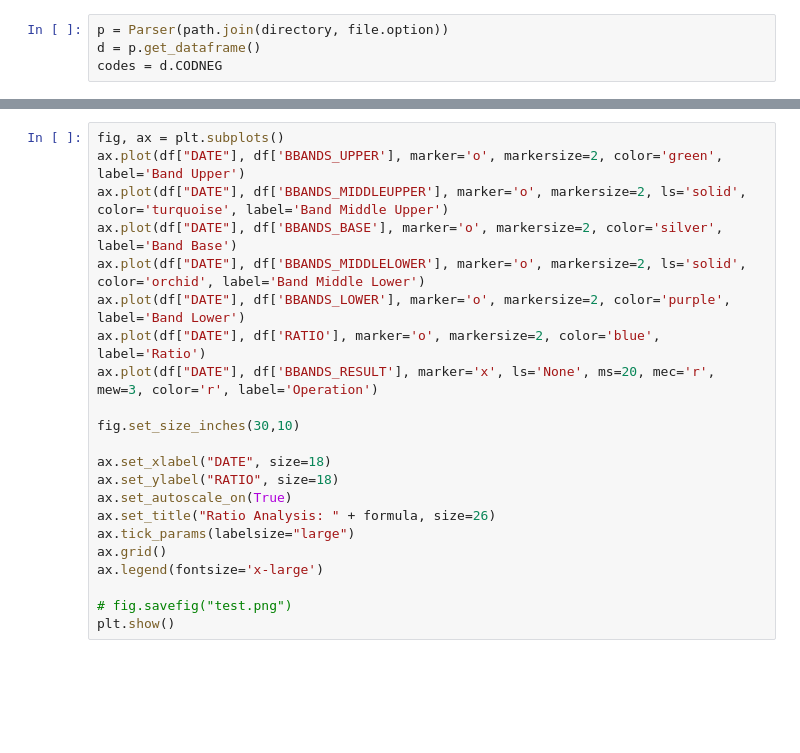
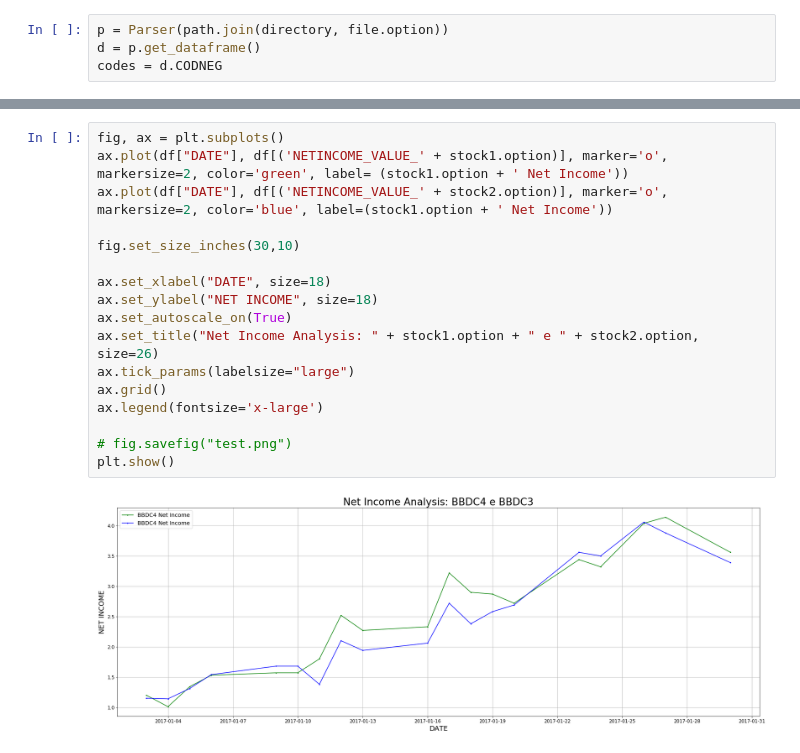
Before and after one commit to candreoliveira/bovespa, a Jupyter notebook: notebooks/Ratio Analysis.ipynb, the cells around one changed output, grey strips where cells are left out. Saved outputs shown, nothing was run; the diff lists cells and outputs as text; blank space fills up the shorter version.

```diff
--- a/notebooks/Ratio Analysis.ipynb
+++ b/notebooks/Ratio Analysis.ipynb
@@ -218,25 +263,22 @@ Dropdown(description='Sell Date:', options=(datetime.date(2016, 1, 4), datetime.
 # %%
 fig, ax = plt.subplots()
-ax.plot(df["DATE"], df['BBANDS_UPPER'], marker='o', markersize=2, color='green', label='Band Upper')
-ax.plot(df["DATE"], df['BBANDS_MIDDLEUPPER'], marker='o', markersize=2, ls='solid', color='turquoise', label='Band Middle Upper')
-ax.plot(df["DATE"], df['BBANDS_BASE'], marker='o', markersize=2, color='silver', label='Band Base')
-ax.plot(df["DATE"], df['BBANDS_MIDDLELOWER'], marker='o', markersize=2, ls='solid', color='orchid', label='Band Middle Lower')
-ax.plot(df["DATE"], df['BBANDS_LOWER'], marker='o', markersize=2, color='purple', label='Band Lower')
-ax.plot(df["DATE"], df['RATIO'], marker='o', markersize=2, color='blue', label='Ratio')
-ax.plot(df["DATE"], df['BBANDS_RESULT'], marker='x', ls='None', ms=20, mec='r', mew=3, color='r', label='Operation')
+ax.plot(df["DATE"], df[('NETINCOME_VALUE_' + stock1.option)], marker='o', markersize=2, color='green', label= (stock1.option + ' Net Income'))
+ax.plot(df["DATE"], df[('NETINCOME_VALUE_' + stock2.option)], marker='o', markersize=2, color='blue', label=(stock1.option + ' Net Income'))
 
 fig.set_size_inches(30,10)
 
 ax.set_xlabel("DATE", size=18)
-ax.set_ylabel("RATIO", size=18)
+ax.set_ylabel("NET INCOME", size=18)
 ax.set_autoscale_on(True)
-ax.set_title("Ratio Analysis: " + formula, size=26)
+ax.set_title("Net Income Analysis: " + stock1.option + " e " + stock2.option, size=26)
 ax.tick_params(labelsize="large")
 ax.grid()
 ax.legend(fontsize='x-large')
 
 # fig.savefig("test.png")
 plt.show()
+# %% [output]
+[figure, added]
 # %%
 a = df.DATE[1]
 b = df.DATE[4]
```
Also changed, not shown: parts of 9 cells of this notebook.
